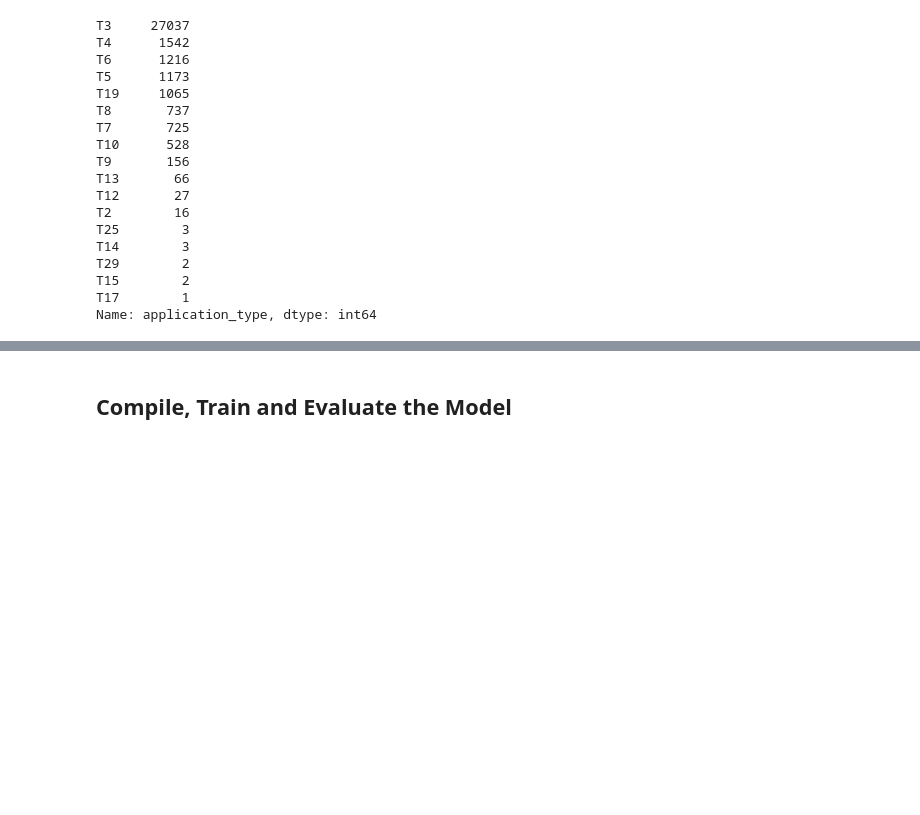
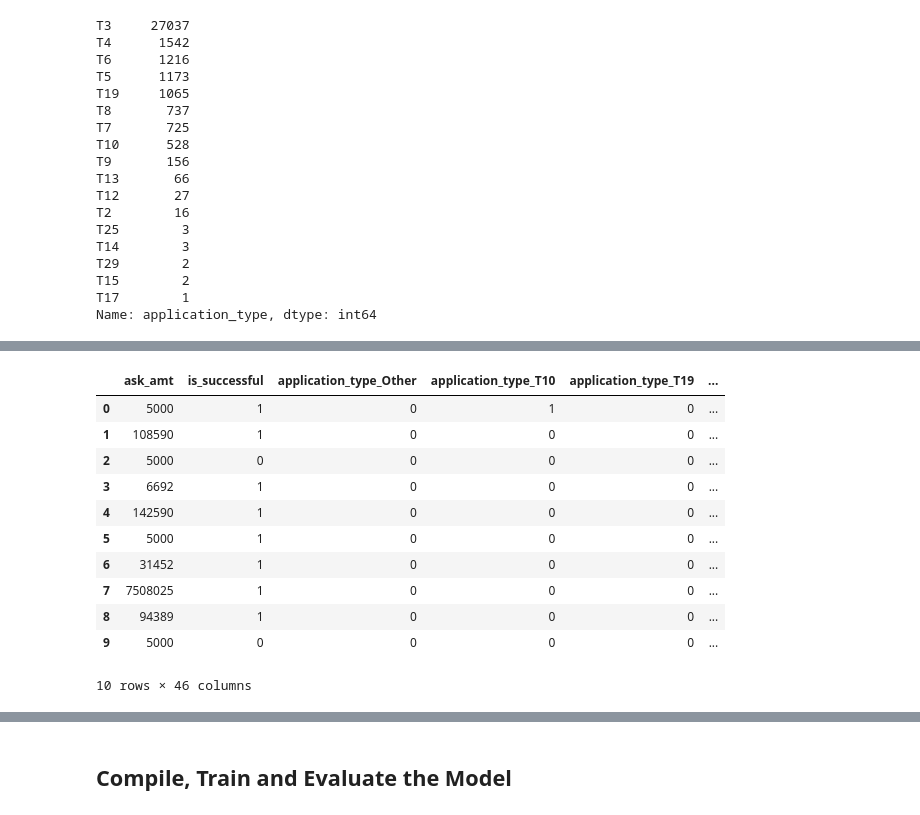
Before and after one commit to christiebarron/challenge21_neural_network, a Jupyter notebook: Starter_Code.ipynb, the cells around one changed output, grey strips where cells are left out. Drawn from its saved outputs; the diff is of its cells as text; code cells hidden in the pictures; blank space fills up the shorter version.

```diff
--- a/Starter_Code.ipynb
+++ b/Starter_Code.ipynb
@@ -147,0 +139,10 @@ Name: CLASSIFICATION, dtype: int64
+# %%
+#create a list of values in classification to keep
+to_keep = ["C1000", "C2000", "C1200", "C3000", "C2100", "C7000"]
+
+#create a list of all unique values in
+classificaiton_vars = application_df["classification"].unique()
+# %%
+#use numpy to create a list of "to replace" values not in the "to_keep" list
+classifications_to_replace = np.setdiff1d(classificaiton_vars,to_keep)
+classifications_to_replace
@@ -148,14 +160,13 @@ Name: CLASSIFICATION, dtype: int64
 # %%
 # Choose a cutoff value and create a list of classifications to be replaced
 # use the variable name `classifications_to_replace`
-#  YOUR CODE GOES HERE
 
 # Replace in dataframe
 for cls in classifications_to_replace:
-    application_df['CLASSIFICATION'] = application_df['CLASSIFICATION'].replace(cls,"Other")
+    application_df['classification'] = application_df['classification'].replace(cls,"Other")
 
 # Check to make sure binning was successful
-application_df['CLASSIFICATION'].value_counts()
+application_df['classification'].value_counts()
 # %% [output]
 C1000    17326
 C2000     6074
@@ -170,2 +201,24 @@ Name: CLASSIFICATION, dtype: int64
+# %%
+#get column names of nominal or ordinal variables.
+col_dummies = application_df.columns[0:8]
+
+# Convert categorical data to numeric with `pd.get_dummies`
+application_dummy = pd.get_dummies(application_df, columns = col_dummies)
+# %%
+#application_df.head(5)
+application_dummy.head(10)
+# %% [output]
+|  | ask_amt | is_successful | application_type_Other | application_type_T10 | application_type_T19 | ... |
+| 0 | 5000 | 1 | 0 | 1 | 0 | ... |
+| 1 | 108590 | 1 | 0 | 0 | 0 | ... |
+| 2 | 5000 | 0 | 0 | 0 | 0 | ... |
+| 3 | 6692 | 1 | 0 | 0 | 0 | ... |
+| 4 | 142590 | 1 | 0 | 0 | 0 | ... |
+| 5 | 5000 | 1 | 0 | 0 | 0 | ... |
+| 6 | 31452 | 1 | 0 | 0 | 0 | ... |
+| 7 | 7508025 | 1 | 0 | 0 | 0 | ... |
+| 8 | 94389 | 1 | 0 | 0 | 0 | ... |
+| 9 | 5000 | 0 | 0 | 0 | 0 | ... |
+10 rows × 46 columns
 # %%
 # Split our preprocessed data into our features and target arrays
```
Also changed, not shown: parts of 24 cells of this notebook.
